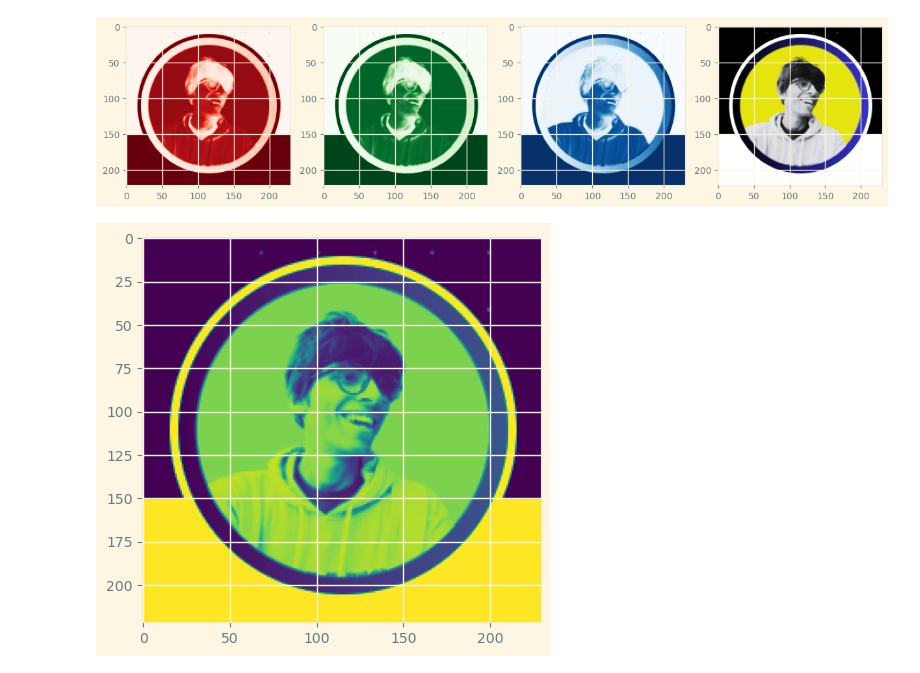
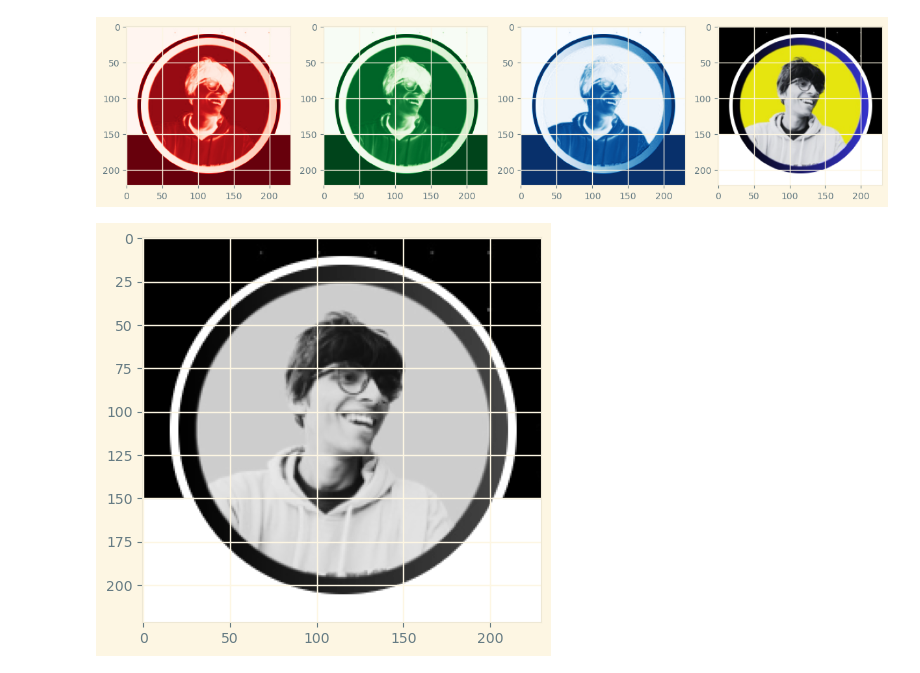
Before and after one commit to Sameershrinath/5th_sem, a Jupyter notebook: PYTHON/Image_processing/OpenCV.ipynb, the cells around one changed output. Saved outputs shown, nothing was run; the diff lists cells and outputs as text; code cells hidden in the pictures.

```diff
--- a/PYTHON/Image_processing/OpenCV.ipynb
+++ b/PYTHON/Image_processing/OpenCV.ipynb
@@ -115,9 +115,9 @@ plt.show()
 # %%
 cv2_image_grey=cv2.cvtColor(cv2_image, cv2.COLOR_BGR2GRAY)
 
 fig,axs=plt.subplots(figsize=(15,5))
 
-axs.imshow(cv2_image_grey)
+axs.imshow(cv2_image_grey,cmap="grey")
 plt.show()
 # %% [output]
-[figure, old version]
+[figure, new version]
```
Also changed, not shown: parts of 2 cells of this notebook.
